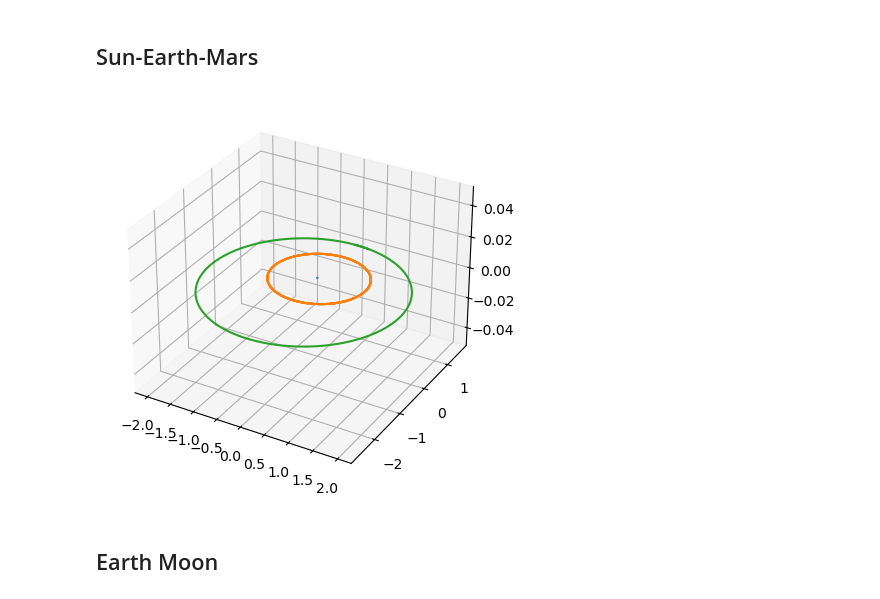
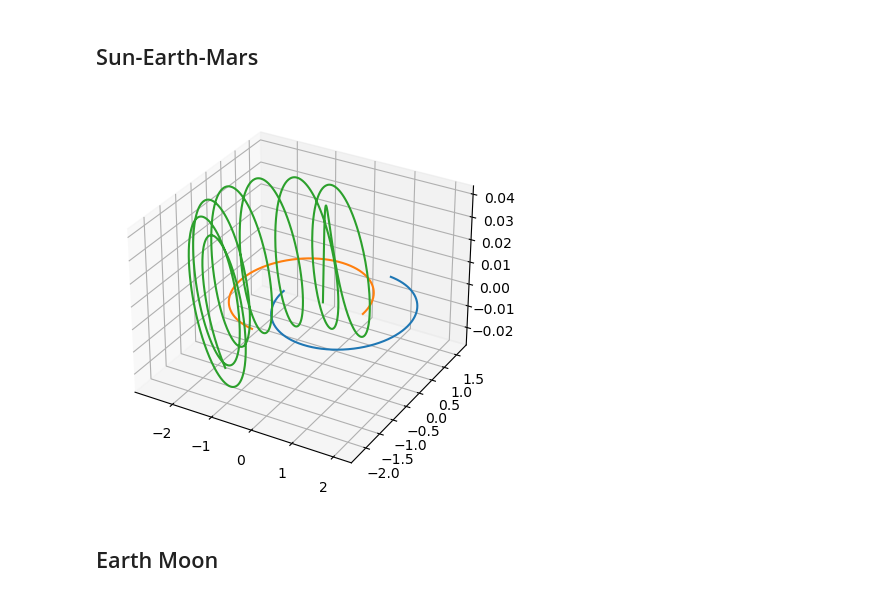
Before and after one commit to JannisZeller/stellarflow, a Jupyter notebook: n-body-simulation/n-body-simulations.ipynb, the cells around one changed output. Saved outputs shown, nothing was run; the diff lists cells and outputs as text; code cells hidden in the pictures.

```diff
--- a/n-body-simulation/n-body-simulations.ipynb
+++ b/n-body-simulation/n-body-simulations.ipynb
@@ -105,7 +95,8 @@ SEM_system.simulation(3*365)
-# %%
-SEM_system.plot_history_3d()
-# %% [output]
-[figure, removed]
+# %%
+plotter = SystemPlotter(S2_system)
+plotter.show()
+# %% [output]
+[figure, added]
 # %% [markdown]
 ## Earth Moon
 # %%
```
Also changed, not shown: parts of 21 cells of this notebook, 4 other files.
